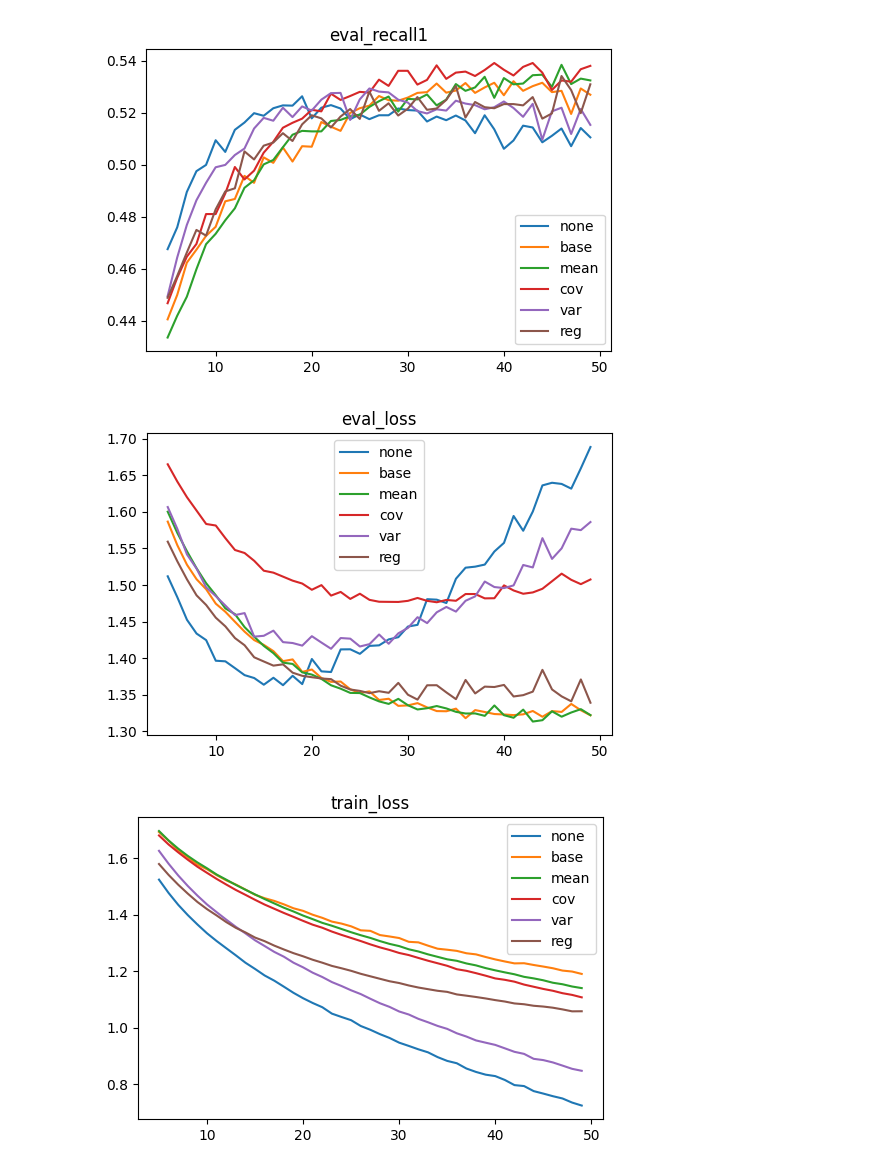
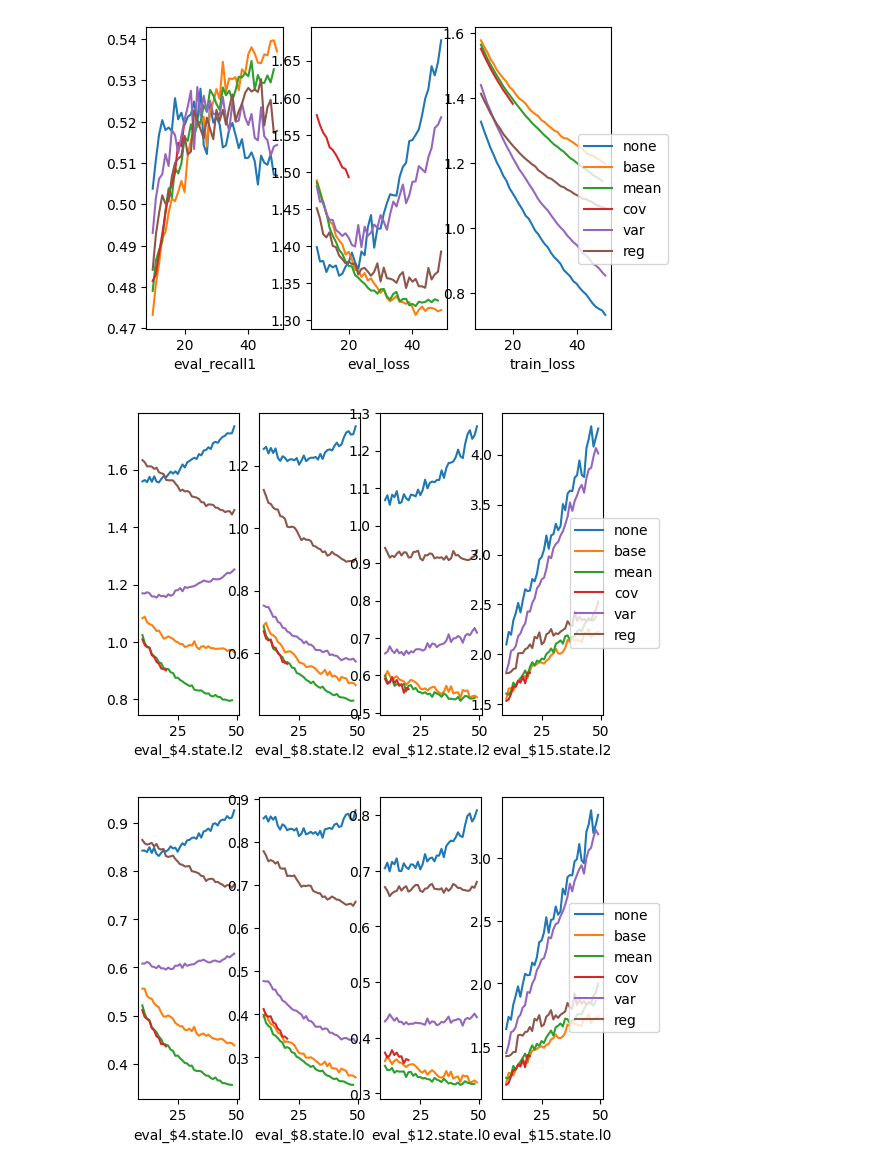
Before and after one commit to yingchenlin/kiln, a Jupyter notebook: dist.ipynb, the cells around one changed output. Drawn from its saved outputs; the diff is of its cells as text; code cells hidden in the pictures.

```diff
--- a/dist.ipynb
+++ b/dist.ipynb
@@ -4,35 +4,42 @@ import numpy as np
 import matplotlib as mpl
 import matplotlib.pyplot as plt
 import torch
-# %%
-#group, tags = "test", ("none", "base", "mean", "cov", "var", "reg")
-group, tags = "layers", ("l", "l1", "l2", "l3", "l12", "l13", "l23", "l123")
-
-df_map = {}
-for tag in tags:
-    try:
-        df_map[tag] = pd.read_json(f"outputs/{group}/{tag}_1/logs.json")
-    except:
-        pass
-
-def plot(key, start=5):
-    _, ax = plt.subplots(1, 1, facecolor="w", dpi=100)
-    ax.set_title(key)
-    for tag, df in df_map.items():
-        df[df.index >= start][key].plot(ax=ax, label=tag,)
-    ax.legend()
-
-plot(f"eval_recall1")
-plot(f"eval_loss")
-plot(f"train_loss")
-'''
-for i in (2, 6, 10, 14):
-    plot(f"eval_${i}.weight.l2")
-for i in (2, 6, 10, 14):
-    plot(f"eval_${i}.bias.l2")
-'''
-None
-# %% [output]
-[figure, removed]
-[figure, removed]
-[figure, removed]
+# %%
+def read_df_map(group, tags):
+    df_map = {}
+    for tag in tags:
+        try:
+            df_map[tag] = pd.read_json(f"outputs/{group}/{tag}_1/logs.json")
+        except:
+            pass
+    return df_map
+
+def rowplots(df_map, labels, start=10, sharex=True, sharey=False):
+    fig, axes = plt.subplots(
+        1, len(labels),
+        sharex=sharex, sharey=sharey,
+        facecolor="w", dpi=100)
+    if len(labels) == 1:
+        axes = [axes]
+    for ax, label in zip(axes, labels):
+        for tag, df in df_map.items():
+            x, y = [], []
+            if label in df.columns:
+                df = df[df.index >= start][label]
+                x, y = df.index, df.values
+            ax.plot(x, y, label=tag)
+        ax.set_xlabel(label)
+    fig.legend(*axes[0].get_legend_handles_labels(), "right")
+
+group, tags = "schemes", ("none", "base", "mean", "cov", "var", "reg")
+#group, tags = "layers", ("l", "l1", "l2", "l12", "l3", "l13", "l23", "l123")
+df_map = read_df_map(group, tags)
+rowplots(df_map, ["eval_recall1", "eval_loss", "train_loss"])
+rowplots(df_map, [f"eval_${i}.state.l2" for i in (4, 8, 12, 15)])
+rowplots(df_map, [f"eval_${i}.state.l0" for i in (4, 8, 12, 15)])
+rowplots(df_map, [f"eval_${i}.weight.l2" for i in (2, 6, 10, 14)])
+rowplots(df_map, [f"eval_${i}.bias.l2" for i in (2, 6, 10, 14)])
+# %% [output]
+[figure, added]
+[figure, added]
+[figure, added]
```
Also changed, not shown: parts of 2 cells of this notebook, 7 other files.
